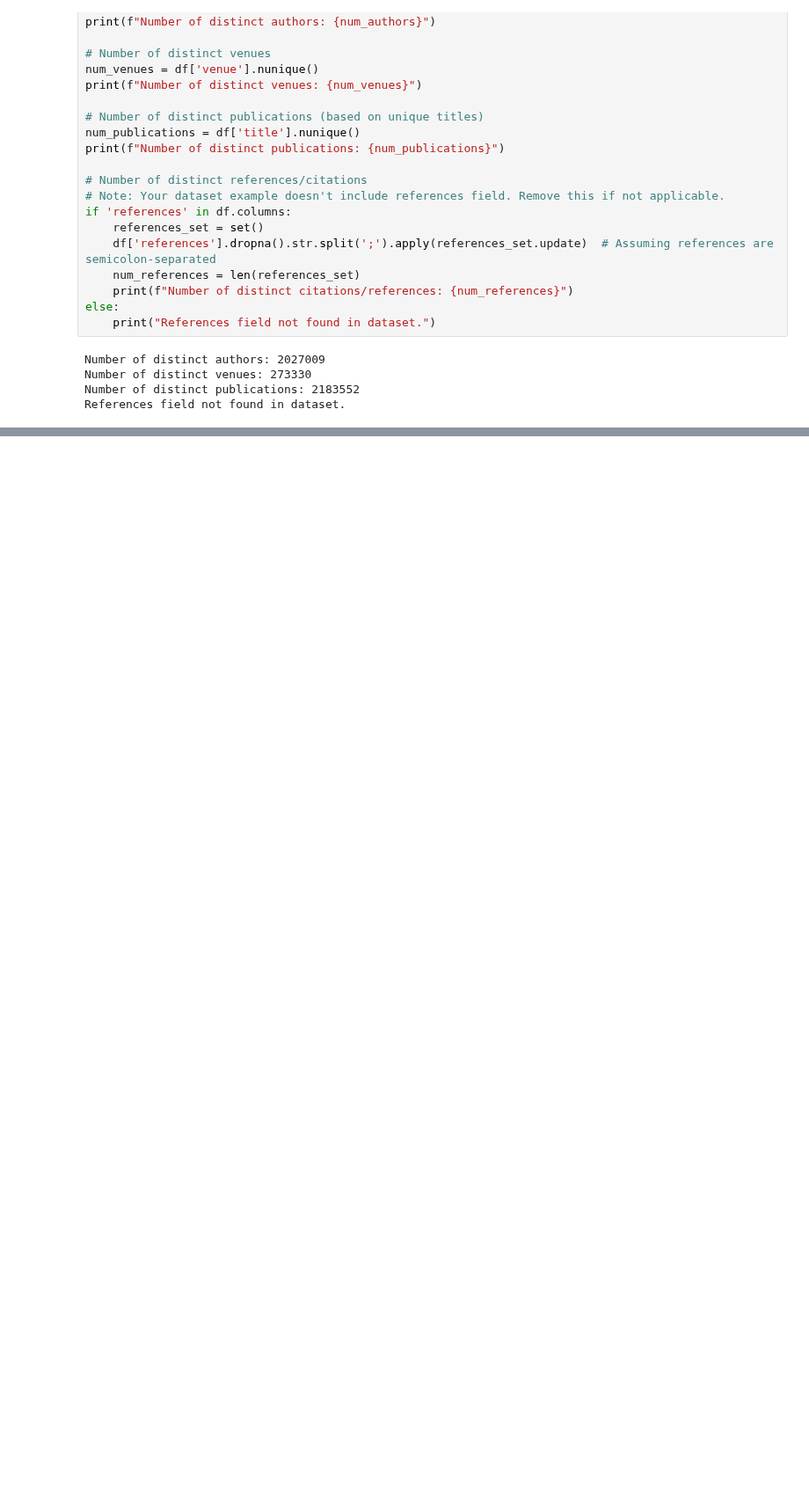
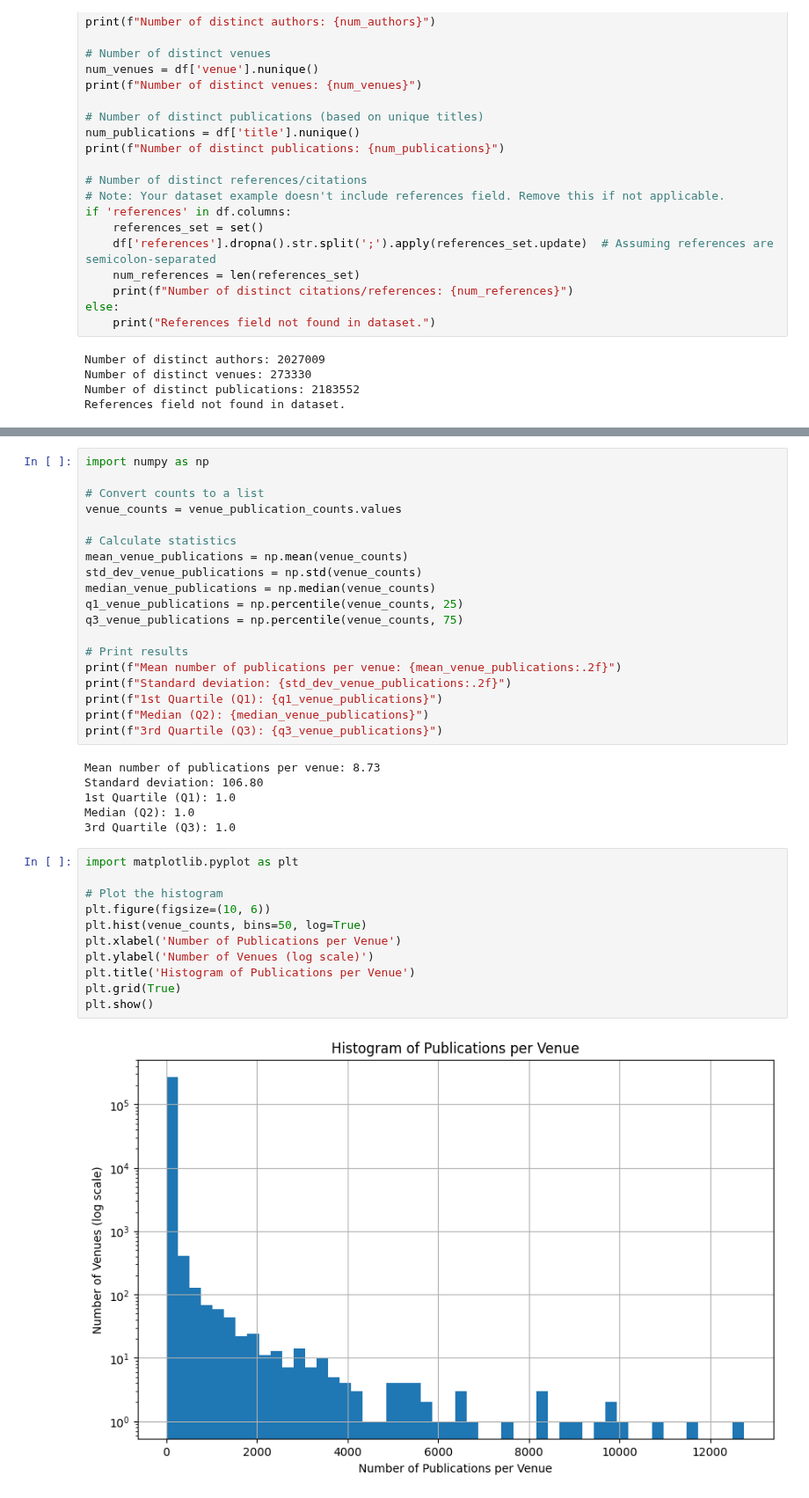
Before and after one commit to HalgasAdrian/CS5230-Coursework, a Jupyter notebook: PA4 Q1.ipynb, the cells around one changed output, grey strips where cells are left out. Shown at 88% size. Cells and saved outputs as stored; diff of their text form; blank space fills up the shorter version.

```diff
--- a/PA4 Q1.ipynb
+++ b/PA4 Q1.ipynb
@@ -120,0 +244,38 @@ References field not found in dataset.
+# %%
+import numpy as np
+
+# Convert counts to a list
+venue_counts = venue_publication_counts.values
+
+# Calculate statistics
+mean_venue_publications = np.mean(venue_counts)
+std_dev_venue_publications = np.std(venue_counts)
+median_venue_publications = np.median(venue_counts)
+q1_venue_publications = np.percentile(venue_counts, 25)
+q3_venue_publications = np.percentile(venue_counts, 75)
+
+# Print results
+print(f"Mean number of publications per venue: {mean_venue_publications:.2f}")
+print(f"Standard deviation: {std_dev_venue_publications:.2f}")
+print(f"1st Quartile (Q1): {q1_venue_publications}")
+print(f"Median (Q2): {median_venue_publications}")
+print(f"3rd Quartile (Q3): {q3_venue_publications}")
+# %% [output]
+Mean number of publications per venue: 8.73
+Standard deviation: 106.80
+1st Quartile (Q1): 1.0
+Median (Q2): 1.0
+3rd Quartile (Q3): 1.0
+# %%
+import matplotlib.pyplot as plt
+
+# Plot the histogram
+plt.figure(figsize=(10, 6))
+plt.hist(venue_counts, bins=50, log=True)
+plt.xlabel('Number of Publications per Venue')
+plt.ylabel('Number of Venues (log scale)')
+plt.title('Histogram of Publications per Venue')
+plt.grid(True)
+plt.show()
+# %% [output]
+[figure, added]
```
Also changed, not shown: parts of 13 cells of this notebook.
